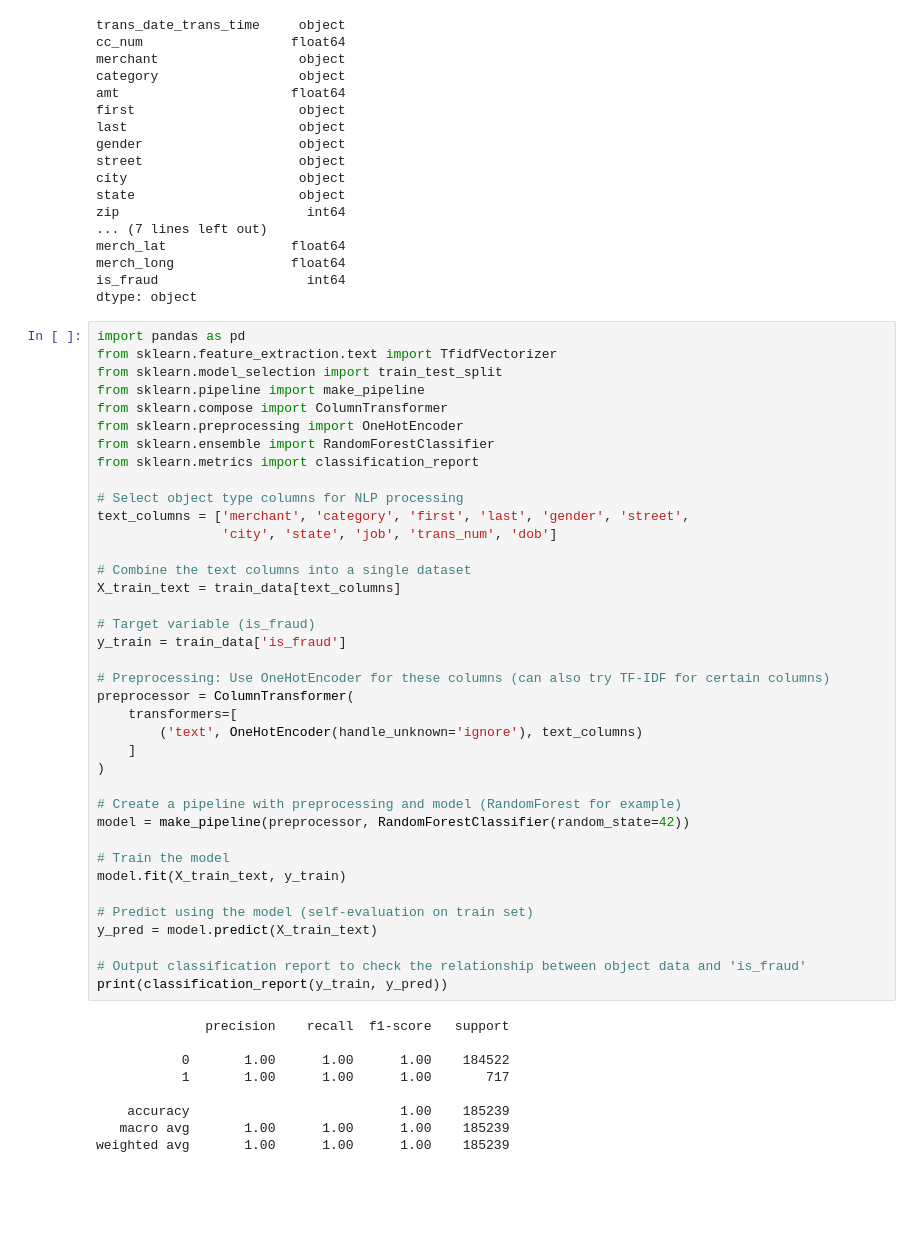
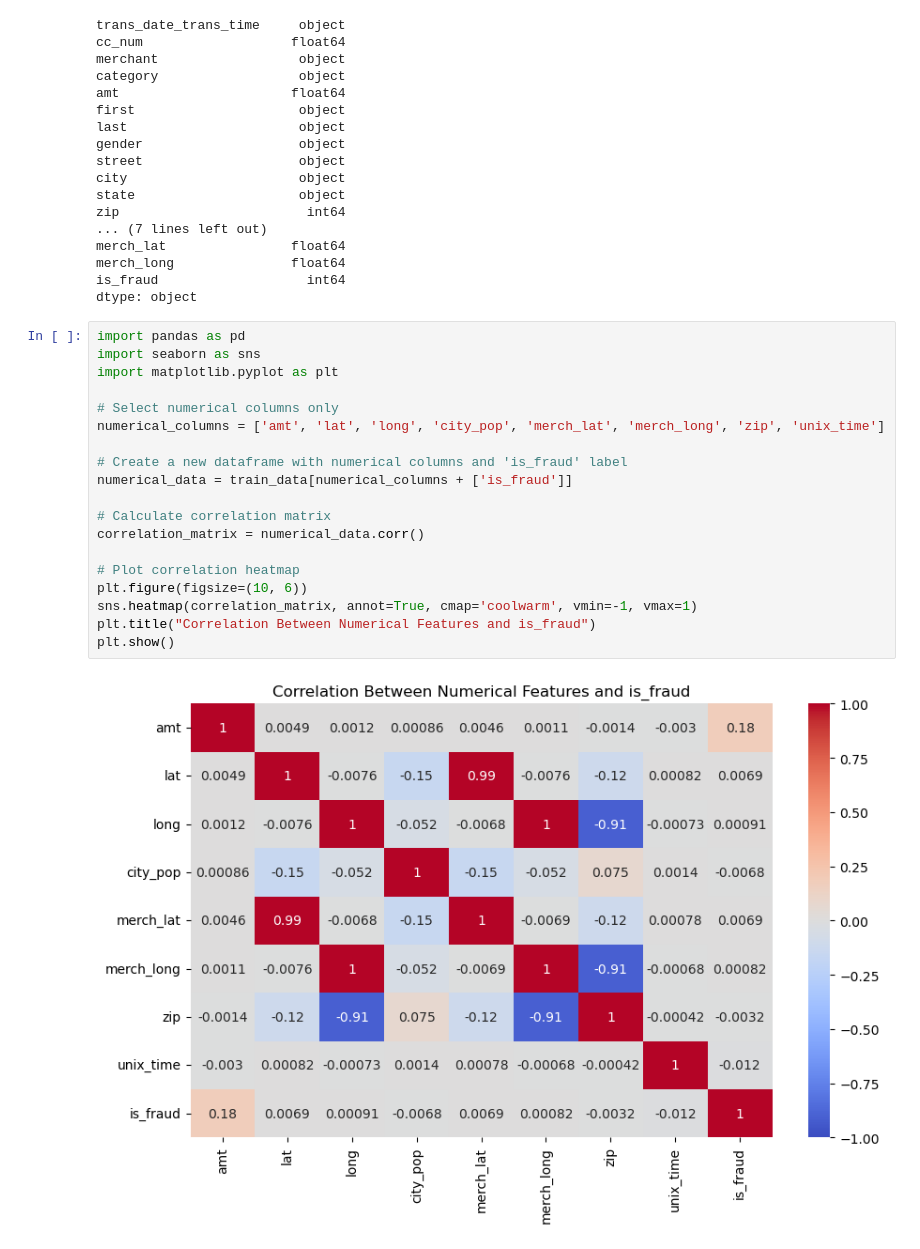
Before and after one commit to JarelKoh/Datathon, a Jupyter notebook: Datathon.ipynb, the cells around one changed output. Cells and saved outputs as stored; diff of their text form; blank space fills up the shorter version.

```diff
--- a/Datathon.ipynb
+++ b/Datathon.ipynb
@@ -62,50 +62,24 @@ merch_lat                float64
 merch_long               float64
 is_fraud                   int64
 dtype: object
-# %%
-import pandas as pd
-from sklearn.feature_extraction.text import TfidfVectorizer
-from sklearn.model_selection import train_test_split
-from sklearn.pipeline import make_pipeline
-from sklearn.compose import ColumnTransformer
-from sklearn.preprocessing import OneHotEncoder
-from sklearn.ensemble import RandomForestClassifier
-from sklearn.metrics import classification_report
-
-# Select object type columns for NLP processing
-text_columns = ['merchant', 'category', 'first', 'last', 'gender', 'street',
-                'city', 'state', 'job', 'trans_num', 'dob']
-
-# Combine the text columns into a single dataset
-X_train_text = train_data[text_columns]
-
-# Target variable (is_fraud)
-y_train = train_data['is_fraud']
-
-# Preprocessing: Use OneHotEncoder for these columns (can also try TF-IDF for certain columns)
-preprocessor = ColumnTransformer(
-    transformers=[
-        ('text', OneHotEncoder(handle_unknown='ignore'), text_columns)
-    ]
-)
-
-# Create a pipeline with preprocessing and model (RandomForest for example)
-model = make_pipeline(preprocessor, RandomForestClassifier(random_state=42))
-
-# Train the model
-model.fit(X_train_text, y_train)
-
-# Predict using the model (self-evaluation on train set)
-y_pred = model.predict(X_train_text)
-
-# Output classification report to check the relationship between object data and 'is_fraud'
-print(classification_report(y_train, y_pred))
-# %% [output]
-              precision    recall  f1-score   support
-
-           0       1.00      1.00      1.00    184522
-           1       1.00      1.00      1.00       717
-
-    accuracy                           1.00    185239
-   macro avg       1.00      1.00      1.00    185239
-weighted avg       1.00      1.00      1.00    185239
+# %%
+import pandas as pd
+import seaborn as sns
+import matplotlib.pyplot as plt
+
+# Select numerical columns only
+numerical_columns = ['amt', 'lat', 'long', 'city_pop', 'merch_lat', 'merch_long', 'zip', 'unix_time']
+
+# Create a new dataframe with numerical columns and 'is_fraud' label
+numerical_data = train_data[numerical_columns + ['is_fraud']]
+
+# Calculate correlation matrix
+correlation_matrix = numerical_data.corr()
+
+# Plot correlation heatmap
+plt.figure(figsize=(10, 6))
+sns.heatmap(correlation_matrix, annot=True, cmap='coolwarm', vmin=-1, vmax=1)
+plt.title("Correlation Between Numerical Features and is_fraud")
+plt.show()
+# %% [output]
+[figure, added]
```
Also changed, not shown: parts of 3 cells of this notebook, 1 other file.
